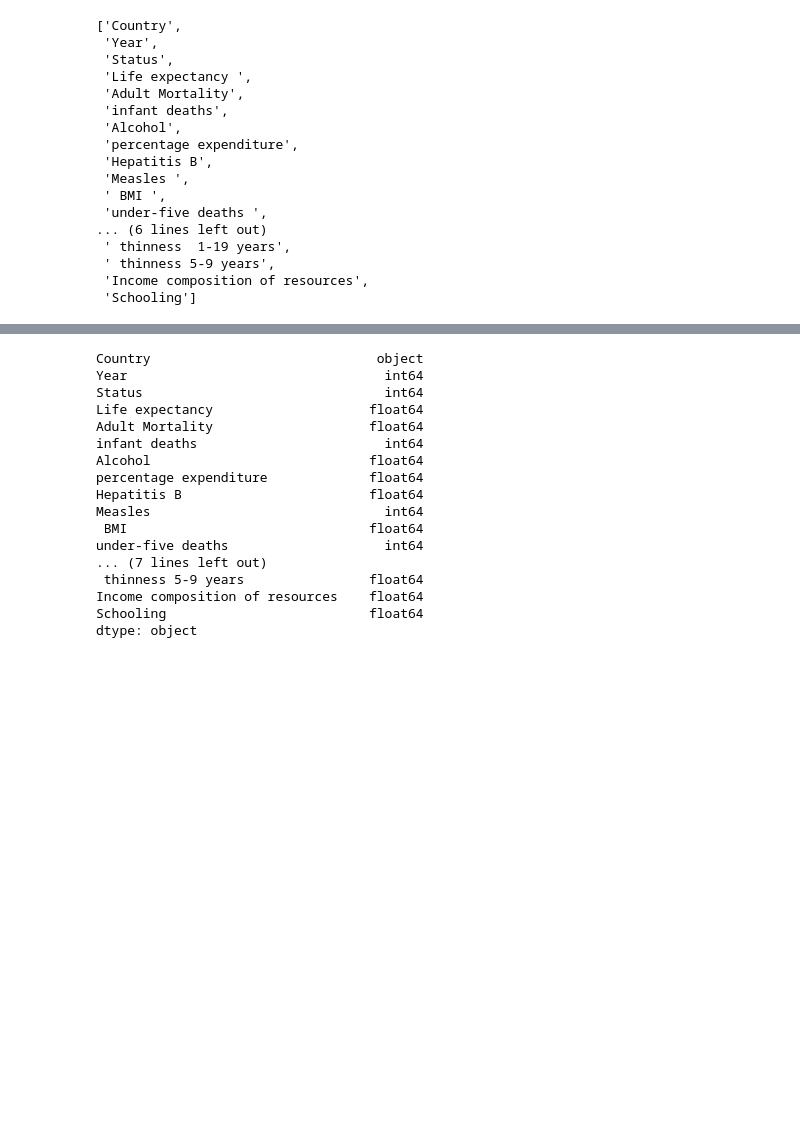
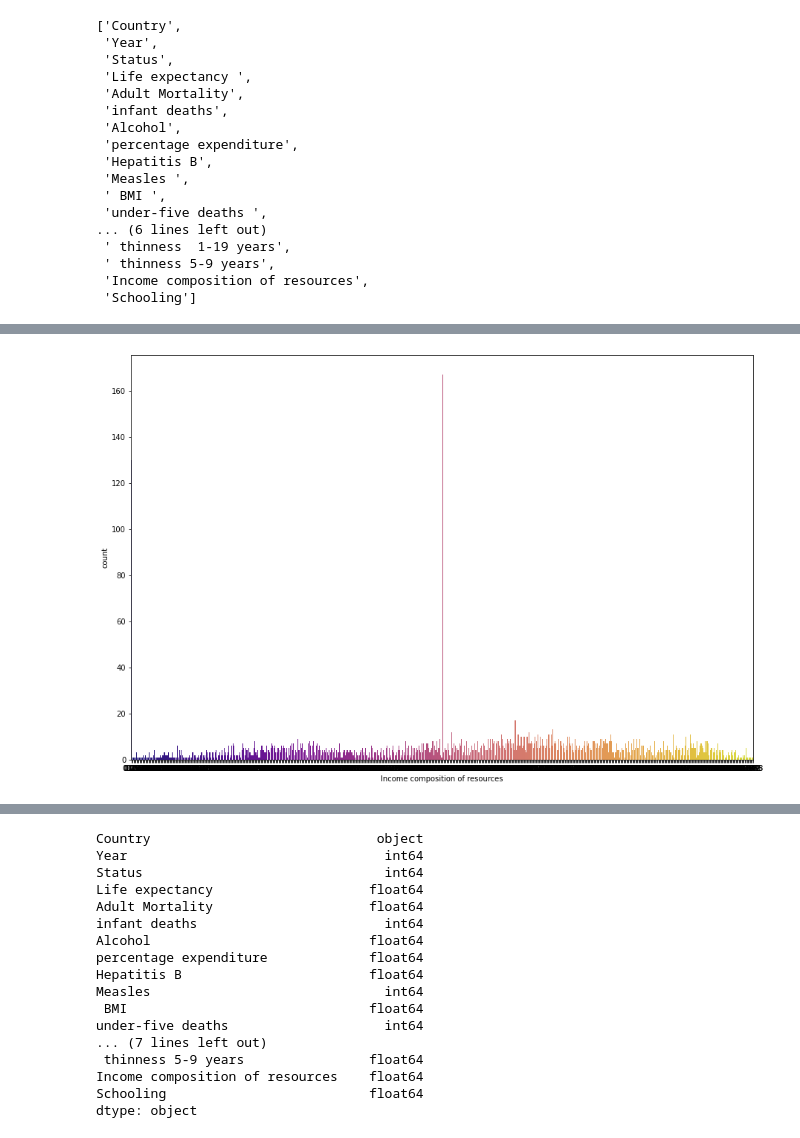
Before and after one commit to Omar-Gebal/Diamonds-Statistical-Analysis-Regression-Classification, a Jupyter notebook: notebook.ipynb, the cells around one changed output, grey strips where cells are left out. Cells and saved outputs as stored; diff of their text form; code cells hidden in the pictures; blank space fills up the shorter version.

```diff
--- a/notebook.ipynb
+++ b/notebook.ipynb
@@ -250,0 +221,7 @@ data.fillna(data.mean())
+# %%
+#Seaborn count plot for income.
+plt.figure(figsize=(15, 10))
+sns.countplot(data['Income composition of resources'], palette="plasma")
+plt.show()
+# %% [output]
+[figure, added]
```
Also changed, not shown: parts of 34 cells of this notebook.
